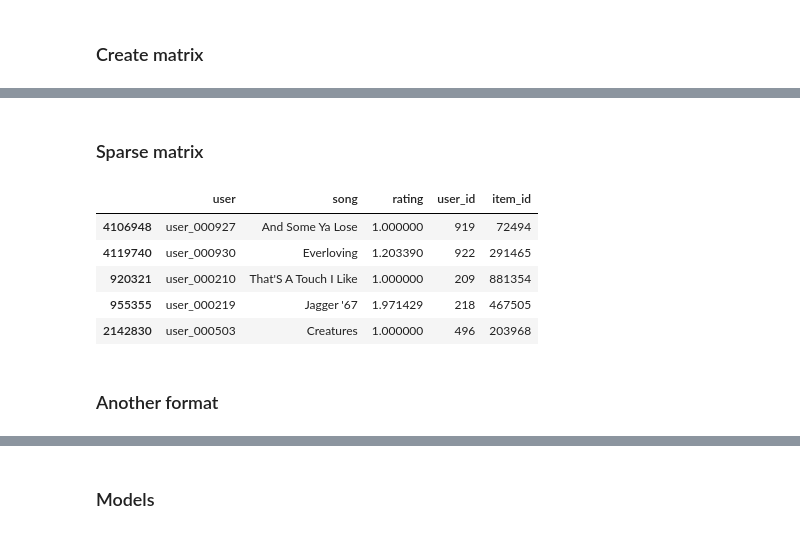
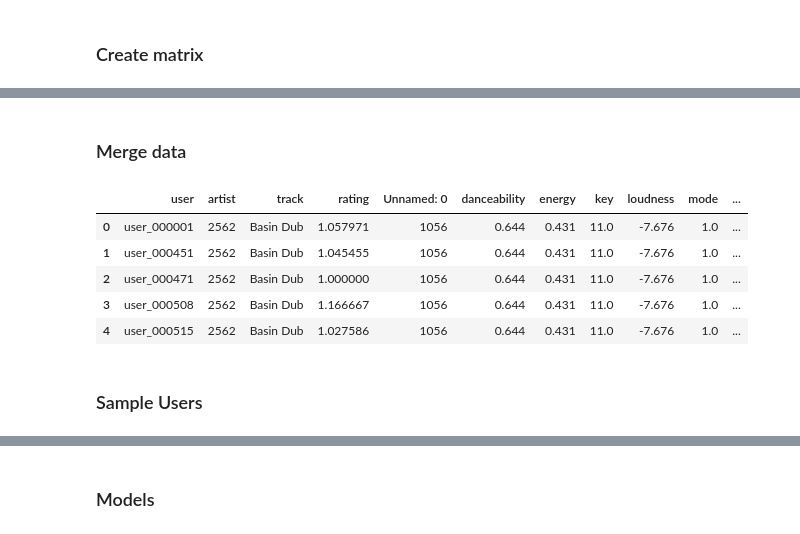
Before and after one commit to MNabegh/mlbd-project, a Jupyter notebook: recommender_system.ipynb, the cells around one changed output, grey strips where cells are left out. Saved outputs shown, nothing was run; the diff lists cells and outputs as text; code cells hidden in the pictures.

```diff
--- a/recommender_system.ipynb
+++ b/recommender_system.ipynb
@@ -79,7 +50,7 @@ spotify_df.head()
 # %%
 path = "drive/MyDrive/data/feature_df_with_emb.csv"
 
-feature_df_with_emb = pd.read_csv(path, sep=' ', skiprows=4, names=('cola','colb','filename') )
+feature_df_with_emb = pd.read_csv(path)
 # %%
 feature_df_with_emb.head()
 # %% [output]
@@ -134,7 +105,7 @@ df = df.reset_index()
 # %% [markdown]
 ### Create matrix
 # %%
-matrix_init = df.groupby(['user', 'song']).count()
+matrix_init = df.groupby(['user', 'artist', 'song']).count()
 # %%
 matrix_init = matrix_init['timestamp']
 # %%
@@ -156,2 +136,2 @@ matrix_init['timestamp'] = matrix_init_scaled.reset_index()['timestamp']
 # %% [markdown]
-### Sparse matrix
+### Merge data
@@ -167,16 +138,15 @@ col = matrix_init.song.astype(thing_c).cat.codes
 # %%
-sparse_matrix = csr_matrix((matrix_init["timestamp"], (row, col)), \
-                           shape=(person_c.categories.size, thing_c.categories.size))
+matrix_init = matrix_init.rename({'timestamp':'rating', 'song':'track'}, axis=1)
 # %%
-dfs = pd.DataFrame.sparse.from_spmatrix(sparse_matrix, index=person_c.categories, columns=thing_c.categories)
+matrix_extended = matrix_init.merge(feature_df_with_emb, on=['artist', 'track'])
 # %%
-matrix_init.head()
+matrix_extended.head()
 # %% [output]
-|  | user | song | rating | user_id | item_id |
-| 4106948 | user_000927 | And Some Ya Lose | 1.000000 | 919 | 72494 |
-| 4119740 | user_000930 | Everloving | 1.203390 | 922 | 291465 |
-| 920321 | user_000210 | That'S A Touch I Like | 1.000000 | 209 | 881354 |
-| 955355 | user_000219 | Jagger '67 | 1.971429 | 218 | 467505 |
-| 2142830 | user_000503 | Creatures | 1.000000 | 496 | 203968 |
+|  | user | artist | track | rating | Unnamed: 0 | danceability | energy | key | loudness | mode | ... |
+| 0 | user_000001 | 2562 | Basin Dub | 1.057971 | 1056 | 0.644 | 0.431 | 11.0 | -7.676 | 1.0 | ... |
+| 1 | user_000451 | 2562 | Basin Dub | 1.045455 | 1056 | 0.644 | 0.431 | 11.0 | -7.676 | 1.0 | ... |
+| 2 | user_000471 | 2562 | Basin Dub | 1.000000 | 1056 | 0.644 | 0.431 | 11.0 | -7.676 | 1.0 | ... |
+| 3 | user_000508 | 2562 | Basin Dub | 1.166667 | 1056 | 0.644 | 0.431 | 11.0 | -7.676 | 1.0 | ... |
+| 4 | user_000515 | 2562 | Basin Dub | 1.027586 | 1056 | 0.644 | 0.431 | 11.0 | -7.676 | 1.0 | ... |
 # %% [markdown]
-### Another format
+### Sample Users
```
Also changed, not shown: parts of 33 cells of this notebook.
